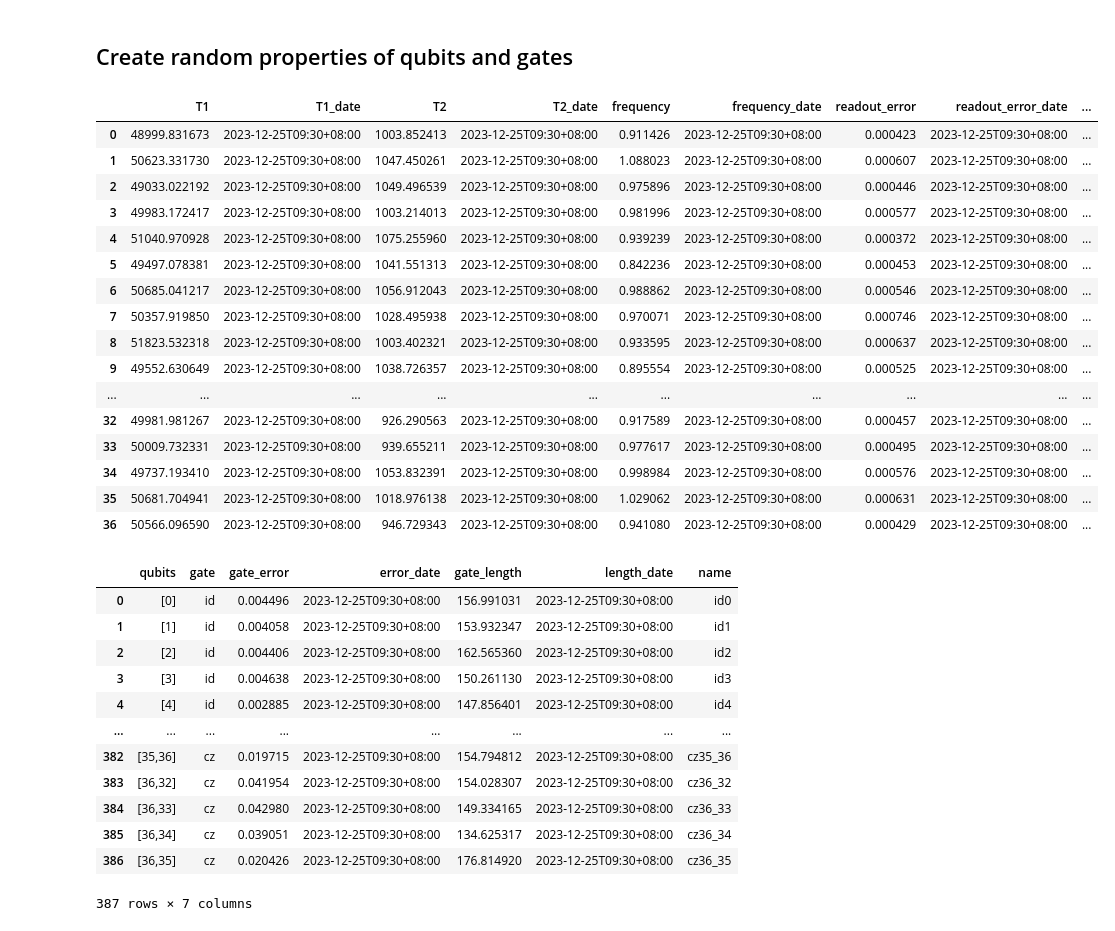
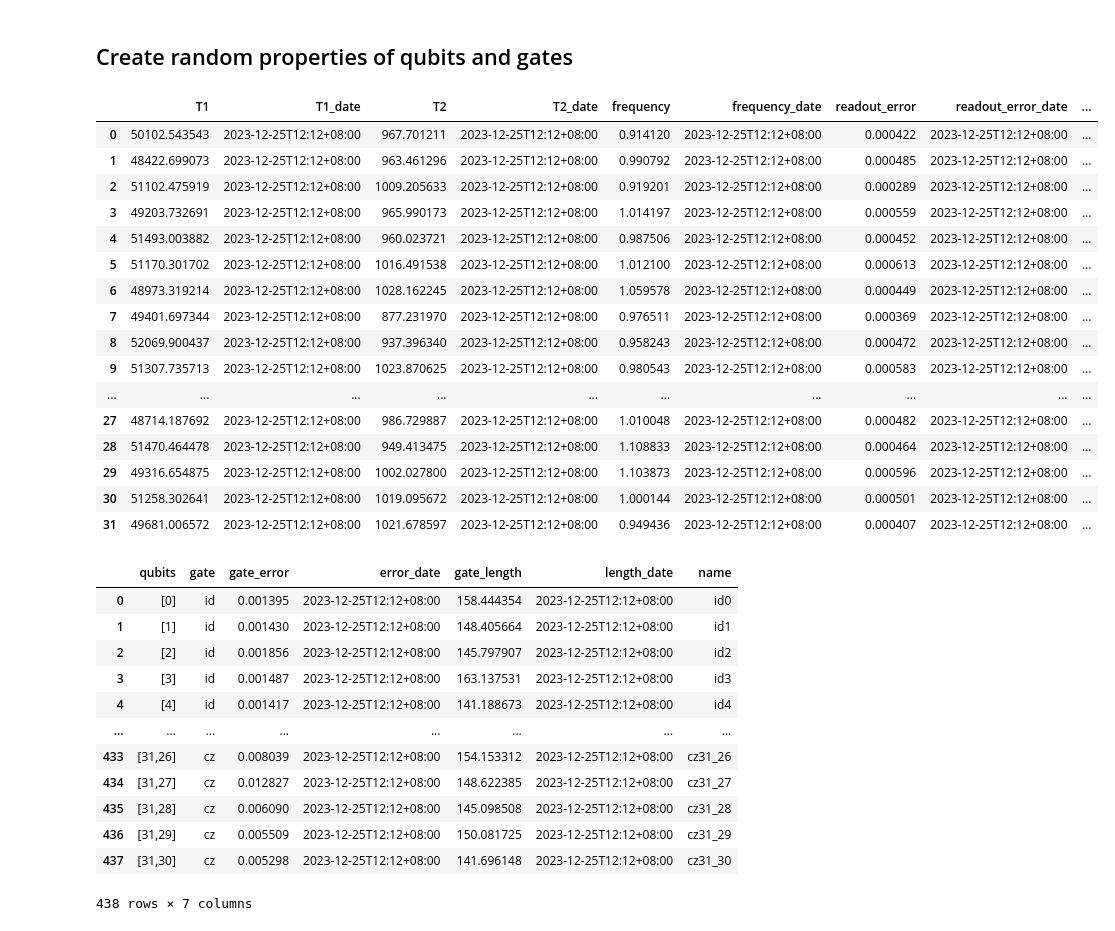
Before and after one commit to coding-xyz/huayi-vqe, a Jupyter notebook: build_huayi_backends.ipynb, the cells around one changed output. Cells and saved outputs as stored; diff of their text form; code cells hidden in the pictures.

```diff
--- a/build_huayi_backends.ipynb
+++ b/build_huayi_backends.ipynb
@@ -224,7 +224,7 @@ import pandas as pd
 import random
 from huayi_providers.backend_build import now_time
 
-n_qubits = 37
+n_qubits = 32
 
 qubits_info = pd.DataFrame(columns=['T1','T1_date',
                                     'T2','T2_date',
@@ -254,64 +254,64 @@ iter = -1
 for gate in ['id', 'rx' ,'ry']:
     for j in range(n_qubits):
         iter += 1
         gates_info.loc[iter] = ['['+str(j)+']',
                                 gate,
-                                abs(random.gauss(0.005, 0.001)), now_time(), # 1qb gate error
+                                abs(random.gauss(0.0015, 0.0002)), now_time(), # 1qb gate error
                                 random.gauss(150, 10), now_time(),
                                 gate+str(j)]
 for gate in ['cz']:
     for i in range(n_qubits):
         for j in list(range(i))+list(range(i+1,n_qubits)):
-            if abs(j-i) == 1:
-                error_2qb = abs(random.gauss(0.02, 0.002)) # 2qb gate error (|j-i|=1)
-            elif abs(j-i) < 5:
-                error_2qb = abs(random.gauss(0.04, 0.005)) # 2qb gate error (|j-i|=2,3,4)
+            if abs(j-i) < 3:
+                error_2qb = abs(random.gauss(0.0045, 0.0005)) # 2qb gate error (|j-i|=1)
+            elif abs(j-i) < 7:
+                error_2qb = abs(random.gauss(0.01, 0.002)) # 2qb gate error (|j-i|=2,3,4)
             else:
                 continue
             iter += 1
             gates_info.loc[iter] = ['['+str(i)+','+str(j)+']',
                                     gate,
                                     error_2qb, now_time(), # 2qb gate error
                                     abs(random.gauss(150, 10)), now_time(),
                                     gate+str(i)+'_'+str(j)]
 
 
 with open('qubits_data_{}.csv'.format(n_qubits), 'w') as f:
     qubits_info.to_csv(f, index=False, lineterminator='\n')
 with open('gates_data_{}.csv'.format(n_qubits), 'w') as f:
     gates_info.to_csv(f, index=False, lineterminator='\n')
 
 
 display(pd.read_csv('qubits_data_{}.csv'.format(n_qubits)))
 display(pd.read_csv('gates_data_{}.csv'.format(n_qubits)))
 # %% [output]
 |  | T1 | T1_date | T2 | T2_date | frequency | frequency_date | readout_error | readout_error_date | ... |
-| 0 | 48999.831673 | 2023-12-25T09:30+08:00 | 1003.852413 | 2023-12-25T09:30+08:00 | 0.911426 | 2023-12-25T09:30+08:00 | 0.000423 | 2023-12-25T09:30+08:00 | ... |
-| 1 | 50623.331730 | 2023-12-25T09:30+08:00 | 1047.450261 | 2023-12-25T09:30+08:00 | 1.088023 | 2023-12-25T09:30+08:00 | 0.000607 | 2023-12-25T09:30+08:00 | ... |
-| 2 | 49033.022192 | 2023-12-25T09:30+08:00 | 1049.496539 | 2023-12-25T09:30+08:00 | 0.975896 | 2023-12-25T09:30+08:00 | 0.000446 | 2023-12-25T09:30+08:00 | ... |
-| 3 | 49983.172417 | 2023-12-25T09:30+08:00 | 1003.214013 | 2023-12-25T09:30+08:00 | 0.981996 | 2023-12-25T09:30+08:00 | 0.000577 | 2023-12-25T09:30+08:00 | ... |
-| 4 | 51040.970928 | 2023-12-25T09:30+08:00 | 1075.255960 | 2023-12-25T09:30+08:00 | 0.939239 | 2023-12-25T09:30+08:00 | 0.000372 | 2023-12-25T09:30+08:00 | ... |
-| 5 | 49497.078381 | 2023-12-25T09:30+08:00 | 1041.551313 | 2023-12-25T09:30+08:00 | 0.842236 | 2023-12-25T09:30+08:00 | 0.000453 | 2023-12-25T09:30+08:00 | ... |
-| 6 | 50685.041217 | 2023-12-25T09:30+08:00 | 1056.912043 | 2023-12-25T09:30+08:00 | 0.988862 | 2023-12-25T09:30+08:00 | 0.000546 | 2023-12-25T09:30+08:00 | ... |
-| 7 | 50357.919850 | 2023-12-25T09:30+08:00 | 1028.495938 | 2023-12-25T09:30+08:00 | 0.970071 | 2023-12-25T09:30+08:00 | 0.000746 | 2023-12-25T09:30+08:00 | ... |
-| 8 | 51823.532318 | 2023-12-25T09:30+08:00 | 1003.402321 | 2023-12-25T09:30+08:00 | 0.933595 | 2023-12-25T09:30+08:00 | 0.000637 | 2023-12-25T09:30+08:00 | ... |
-| 9 | 49552.630649 | 2023-12-25T09:30+08:00 | 1038.726357 | 2023-12-25T09:30+08:00 | 0.895554 | 2023-12-25T09:30+08:00 | 0.000525 | 2023-12-25T09:30+08:00 | ... |
+| 0 | 50102.543543 | 2023-12-25T12:12+08:00 | 967.701211 | 2023-12-25T12:12+08:00 | 0.914120 | 2023-12-25T12:12+08:00 | 0.000422 | 2023-12-25T12:12+08:00 | ... |
+| 1 | 48422.699073 | 2023-12-25T12:12+08:00 | 963.461296 | 2023-12-25T12:12+08:00 | 0.990792 | 2023-12-25T12:12+08:00 | 0.000485 | 2023-12-25T12:12+08:00 | ... |
+| 2 | 51102.475919 | 2023-12-25T12:12+08:00 | 1009.205633 | 2023-12-25T12:12+08:00 | 0.919201 | 2023-12-25T12:12+08:00 | 0.000289 | 2023-12-25T12:12+08:00 | ... |
+| 3 | 49203.732691 | 2023-12-25T12:12+08:00 | 965.990173 | 2023-12-25T12:12+08:00 | 1.014197 | 2023-12-25T12:12+08:00 | 0.000559 | 2023-12-25T12:12+08:00 | ... |
+| 4 | 51493.003882 | 2023-12-25T12:12+08:00 | 960.023721 | 2023-12-25T12:12+08:00 | 0.987506 | 2023-12-25T12:12+08:00 | 0.000452 | 2023-12-25T12:12+08:00 | ... |
+| 5 | 51170.301702 | 2023-12-25T12:12+08:00 | 1016.491538 | 2023-12-25T12:12+08:00 | 1.012100 | 2023-12-25T12:12+08:00 | 0.000613 | 2023-12-25T12:12+08:00 | ... |
+| 6 | 48973.319214 | 2023-12-25T12:12+08:00 | 1028.162245 | 2023-12-25T12:12+08:00 | 1.059578 | 2023-12-25T12:12+08:00 | 0.000449 | 2023-12-25T12:12+08:00 | ... |
+| 7 | 49401.697344 | 2023-12-25T12:12+08:00 | 877.231970 | 2023-12-25T12:12+08:00 | 0.976511 | 2023-12-25T12:12+08:00 | 0.000369 | 2023-12-25T12:12+08:00 | ... |
+| 8 | 52069.900437 | 2023-12-25T12:12+08:00 | 937.396340 | 2023-12-25T12:12+08:00 | 0.958243 | 2023-12-25T12:12+08:00 | 0.000472 | 2023-12-25T12:12+08:00 | ... |
+| 9 | 51307.735713 | 2023-12-25T12:12+08:00 | 1023.870625 | 2023-12-25T12:12+08:00 | 0.980543 | 2023-12-25T12:12+08:00 | 0.000583 | 2023-12-25T12:12+08:00 | ... |
 | ... | ... | ... | ... | ... | ... | ... | ... | ... | ... |
-| 32 | 49981.981267 | 2023-12-25T09:30+08:00 | 926.290563 | 2023-12-25T09:30+08:00 | 0.917589 | 2023-12-25T09:30+08:00 | 0.000457 | 2023-12-25T09:30+08:00 | ... |
-| 33 | 50009.732331 | 2023-12-25T09:30+08:00 | 939.655211 | 2023-12-25T09:30+08:00 | 0.977617 | 2023-12-25T09:30+08:00 | 0.000495 | 2023-12-25T09:30+08:00 | ... |
-| 34 | 49737.193410 | 2023-12-25T09:30+08:00 | 1053.832391 | 2023-12-25T09:30+08:00 | 0.998984 | 2023-12-25T09:30+08:00 | 0.000576 | 2023-12-25T09:30+08:00 | ... |
-| 35 | 50681.704941 | 2023-12-25T09:30+08:00 | 1018.976138 | 2023-12-25T09:30+08:00 | 1.029062 | 2023-12-25T09:30+08:00 | 0.000631 | 2023-12-25T09:30+08:00 | ... |
-| 36 | 50566.096590 | 2023-12-25T09:30+08:00 | 946.729343 | 2023-12-25T09:30+08:00 | 0.941080 | 2023-12-25T09:30+08:00 | 0.000429 | 2023-12-25T09:30+08:00 | ... |
+| 27 | 48714.187692 | 2023-12-25T12:12+08:00 | 986.729887 | 2023-12-25T12:12+08:00 | 1.010048 | 2023-12-25T12:12+08:00 | 0.000482 | 2023-12-25T12:12+08:00 | ... |
+| 28 | 51470.464478 | 2023-12-25T12:12+08:00 | 949.413475 | 2023-12-25T12:12+08:00 | 1.108833 | 2023-12-25T12:12+08:00 | 0.000464 | 2023-12-25T12:12+08:00 | ... |
+| 29 | 49316.654875 | 2023-12-25T12:12+08:00 | 1002.027800 | 2023-12-25T12:12+08:00 | 1.103873 | 2023-12-25T12:12+08:00 | 0.000596 | 2023-12-25T12:12+08:00 | ... |
+| 30 | 51258.302641 | 2023-12-25T12:12+08:00 | 1019.095672 | 2023-12-25T12:12+08:00 | 1.000144 | 2023-12-25T12:12+08:00 | 0.000501 | 2023-12-25T12:12+08:00 | ... |
+| 31 | 49681.006572 | 2023-12-25T12:12+08:00 | 1021.678597 | 2023-12-25T12:12+08:00 | 0.949436 | 2023-12-25T12:12+08:00 | 0.000407 | 2023-12-25T12:12+08:00 | ... |
 |  | qubits | gate | gate_error | error_date | gate_length | length_date | name |
-| 0 | [0] | id | 0.004496 | 2023-12-25T09:30+08:00 | 156.991031 | 2023-12-25T09:30+08:00 | id0 |
-| 1 | [1] | id | 0.004058 | 2023-12-25T09:30+08:00 | 153.932347 | 2023-12-25T09:30+08:00 | id1 |
-| 2 | [2] | id | 0.004406 | 2023-12-25T09:30+08:00 | 162.565360 | 2023-12-25T09:30+08:00 | id2 |
-| 3 | [3] | id | 0.004638 | 2023-12-25T09:30+08:00 | 150.261130 | 2023-12-25T09:30+08:00 | id3 |
-| 4 | [4] | id | 0.002885 | 2023-12-25T09:30+08:00 | 147.856401 | 2023-12-25T09:30+08:00 | id4 |
+| 0 | [0] | id | 0.001395 | 2023-12-25T12:12+08:00 | 158.444354 | 2023-12-25T12:12+08:00 | id0 |
+| 1 | [1] | id | 0.001430 | 2023-12-25T12:12+08:00 | 148.405664 | 2023-12-25T12:12+08:00 | id1 |
+| 2 | [2] | id | 0.001856 | 2023-12-25T12:12+08:00 | 145.797907 | 2023-12-25T12:12+08:00 | id2 |
+| 3 | [3] | id | 0.001487 | 2023-12-25T12:12+08:00 | 163.137531 | 2023-12-25T12:12+08:00 | id3 |
+| 4 | [4] | id | 0.001417 | 2023-12-25T12:12+08:00 | 141.188673 | 2023-12-25T12:12+08:00 | id4 |
 | ... | ... | ... | ... | ... | ... | ... | ... |
-| 382 | [35,36] | cz | 0.019715 | 2023-12-25T09:30+08:00 | 154.794812 | 2023-12-25T09:30+08:00 | cz35_36 |
-| 383 | [36,32] | cz | 0.041954 | 2023-12-25T09:30+08:00 | 154.028307 | 2023-12-25T09:30+08:00 | cz36_32 |
-| 384 | [36,33] | cz | 0.042980 | 2023-12-25T09:30+08:00 | 149.334165 | 2023-12-25T09:30+08:00 | cz36_33 |
-| 385 | [36,34] | cz | 0.039051 | 2023-12-25T09:30+08:00 | 134.625317 | 2023-12-25T09:30+08:00 | cz36_34 |
-| 386 | [36,35] | cz | 0.020426 | 2023-12-25T09:30+08:00 | 176.814920 | 2023-12-25T09:30+08:00 | cz36_35 |
+| 433 | [31,26] | cz | 0.008039 | 2023-12-25T12:12+08:00 | 154.153312 | 2023-12-25T12:12+08:00 | cz31_26 |
+| 434 | [31,27] | cz | 0.012827 | 2023-12-25T12:12+08:00 | 148.622385 | 2023-12-25T12:12+08:00 | cz31_27 |
+| 435 | [31,28] | cz | 0.006090 | 2023-12-25T12:12+08:00 | 145.098508 | 2023-12-25T12:12+08:00 | cz31_28 |
+| 436 | [31,29] | cz | 0.005509 | 2023-12-25T12:12+08:00 | 150.081725 | 2023-12-25T12:12+08:00 | cz31_29 |
+| 437 | [31,30] | cz | 0.005298 | 2023-12-25T12:12+08:00 | 141.696148 | 2023-12-25T12:12+08:00 | cz31_30 |
-387 rows × 7 columns
+438 rows × 7 columns
```
Also changed, not shown: parts of 2 cells of this notebook, 8 other files.
